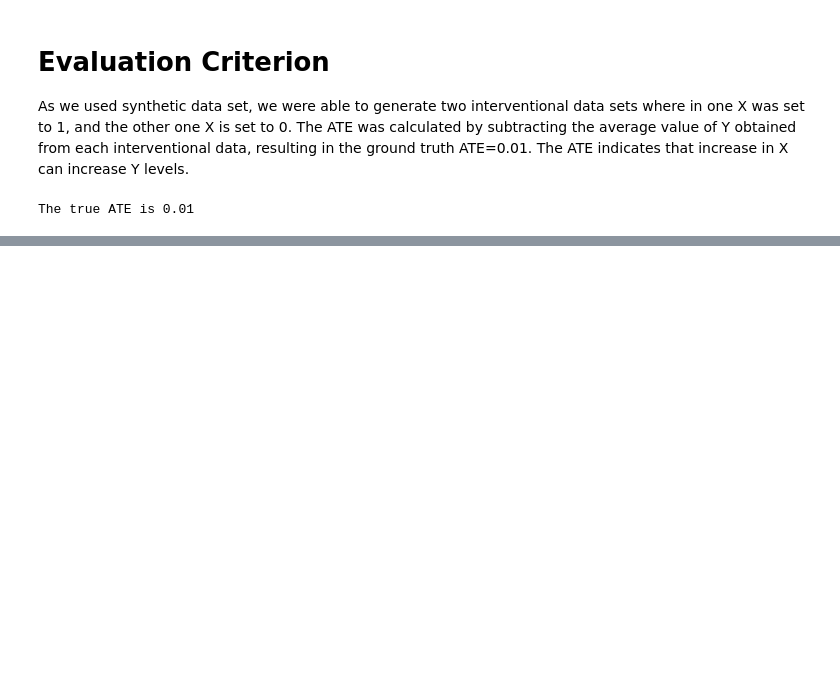
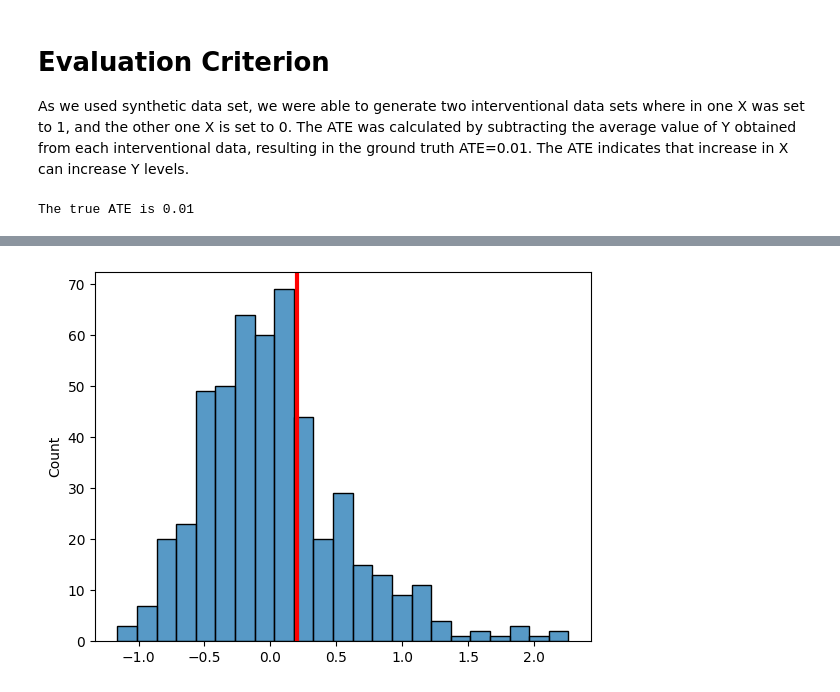
Before and after one commit to y0-causal-inference/eliater, a Jupyter notebook: notebooks/motivating_example.ipynb, the cells around one changed output, grey strips where cells are left out. Saved outputs shown, nothing was run; the diff lists cells and outputs as text; code cells hidden in the pictures; blank space fills up the shorter version.

```diff
--- a/notebooks/motivating_example.ipynb
+++ b/notebooks/motivating_example.ipynb
@@ -102,17 +105,13 @@ As we used synthetic data set, we were able to generate two interventional data
 one X was set to 1, and the other one X is set to 0. The ATE was calculated by subtracting the average value of Y obtained from each interventional data,
 resulting in the ground truth ATE=0.01. The ATE indicates that increase in X can increase  Y levels.
 # %%
-# get interventional data where EGFR is set to 1
-intv_data_X_1 = single_mediator_with_multiple_confounders_nuisances_discrete_example.generate_data(
-    num_samples=500, seed=500, treatments={X: 1}
-)
+def get_background_ace(seed=None) -> float:
+    data_1 = example.generate_data(500, {X: 1.0}, seed=seed)
+    data_0 = example.generate_data(500, {X: 0.0}, seed=seed)
+    return data_1.mean()[Y.name] - data_0.mean()[Y.name]
 
-# get interventional data where EGFR is set to 0
-intv_data_X_0 = single_mediator_with_multiple_confounders_nuisances_discrete_example.generate_data(
-    num_samples=500, seed=500, treatments={X: 0}
-)
 
-true_ate = intv_data_X_1.mean()["Y"] - intv_data_X_0.mean()["Y"]
+true_ate = get_background_ace(seed=SEED)
 print(f"The true ATE is {true_ate:.04}")
 # %% [output]
 The true ATE is 0.01
@@ -145,0 +171,11 @@ plt.show()
+# %%
+differences = [
+    background_ate - unreduced_ate
+    for background_ate, unreduced_ate in zip(background_ates, unreduced_aces)
+]
+
+sns.histplot(differences, label="Generated ACEs")
+plt.axvline(ATE_value - true_ate, linewidth=3, color="red")
+plt.show()
+# %% [output]
+[figure, added]
```
Also changed, not shown: parts of 13 cells of this notebook, 1 other file.
